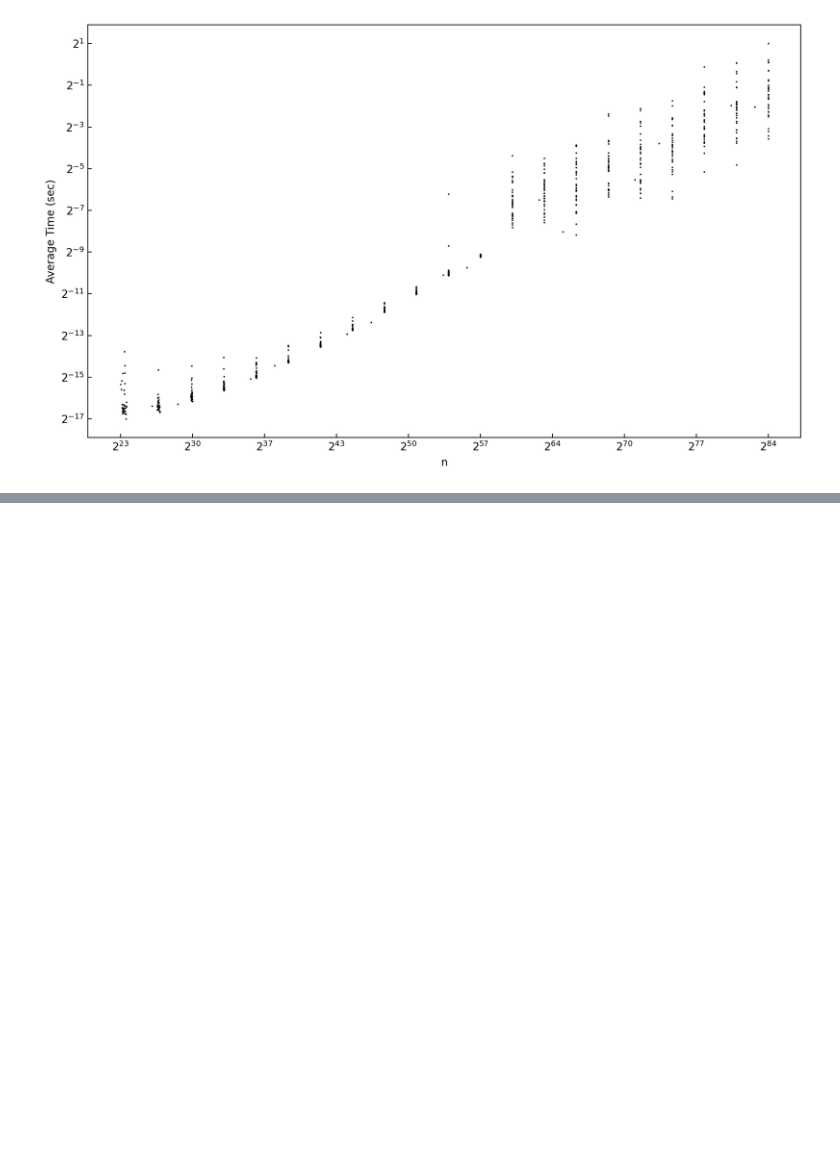
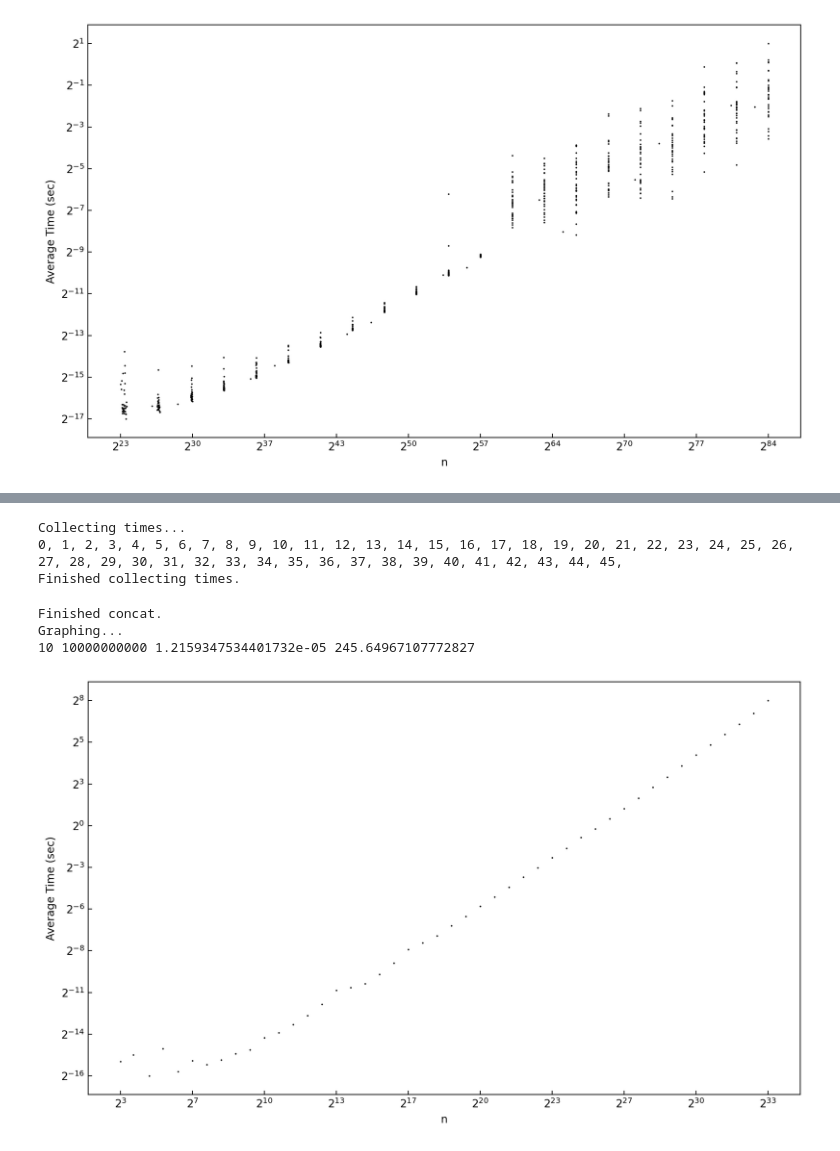
Before and after one commit to sumaddury/SmoothDLP, a Jupyter notebook: testNotebook.ipynb, the cells around one changed output, grey strips where cells are left out. Saved outputs shown, nothing was run; the diff lists cells and outputs as text; code cells hidden in the pictures; blank space fills up the shorter version.

Commit message:
Implemented is_smooth. Tested for complexity

```diff
--- a/testNotebook.ipynb
+++ b/testNotebook.ipynb
@@ -165,3 +162,7 @@ Finished concat.
 Graphing...
 9840287.666666666 1.9342799110644955e+25 6.8346659344668366e-06 2.3420914014180503
 [figure]
+# %%
+sieve_data = [int(10 ** (0.2*n)) for n in range(5, 51)]
+
+len(sieve_data), sieve_data
@@ -167,0 +187,13 @@ Graphing...
+# %%
+times_sieve = primality_complexity(lambda n : sieve_to(n), 0, sorted(sieve_data))
+# %% [output]
+Collecting times...
+0, 1, 2, 3, 4, 5, 6, 7, 8, 9, 10, 11, 12, 13, 14, 15, 16, 17, 18, 19, 20, 21, 22, 23, 24, 25, 26, 27, 28, 29, 30, 31, 32, 33, 34, 35, 36, 37, 38, 39, 40, 41, 42, 43, 44, 45,
+Finished collecting times.
+# %%
+graph_complexity([(t+sys.float_info.epsilon) for t in times_sieve[0]], times_sieve[1], dpts=46, log=True)
+# %% [output]
+Finished concat.
+Graphing...
+10 10000000000 1.2159347534401732e-05 245.64967107772827
+[figure, added]
```
Also changed, not shown: parts of 10 cells of this notebook, 13 other files.
